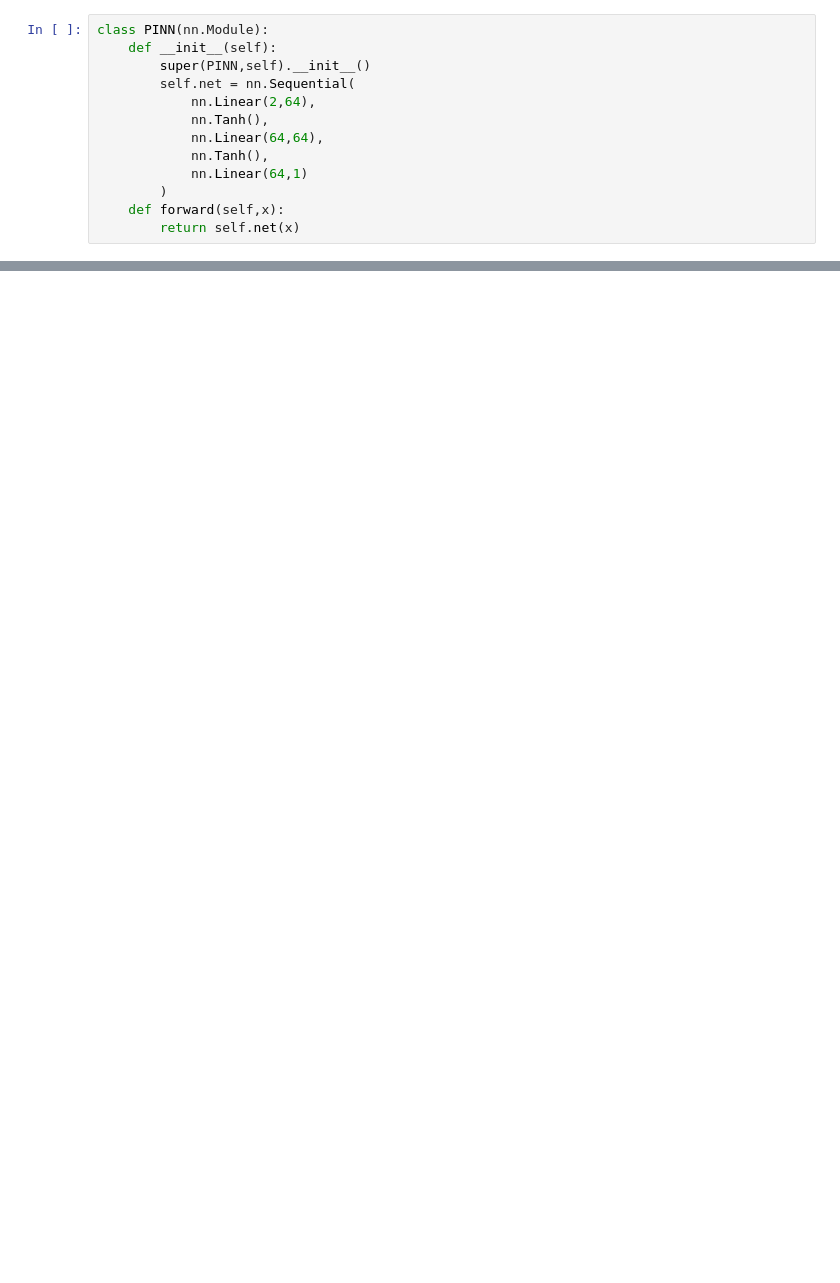
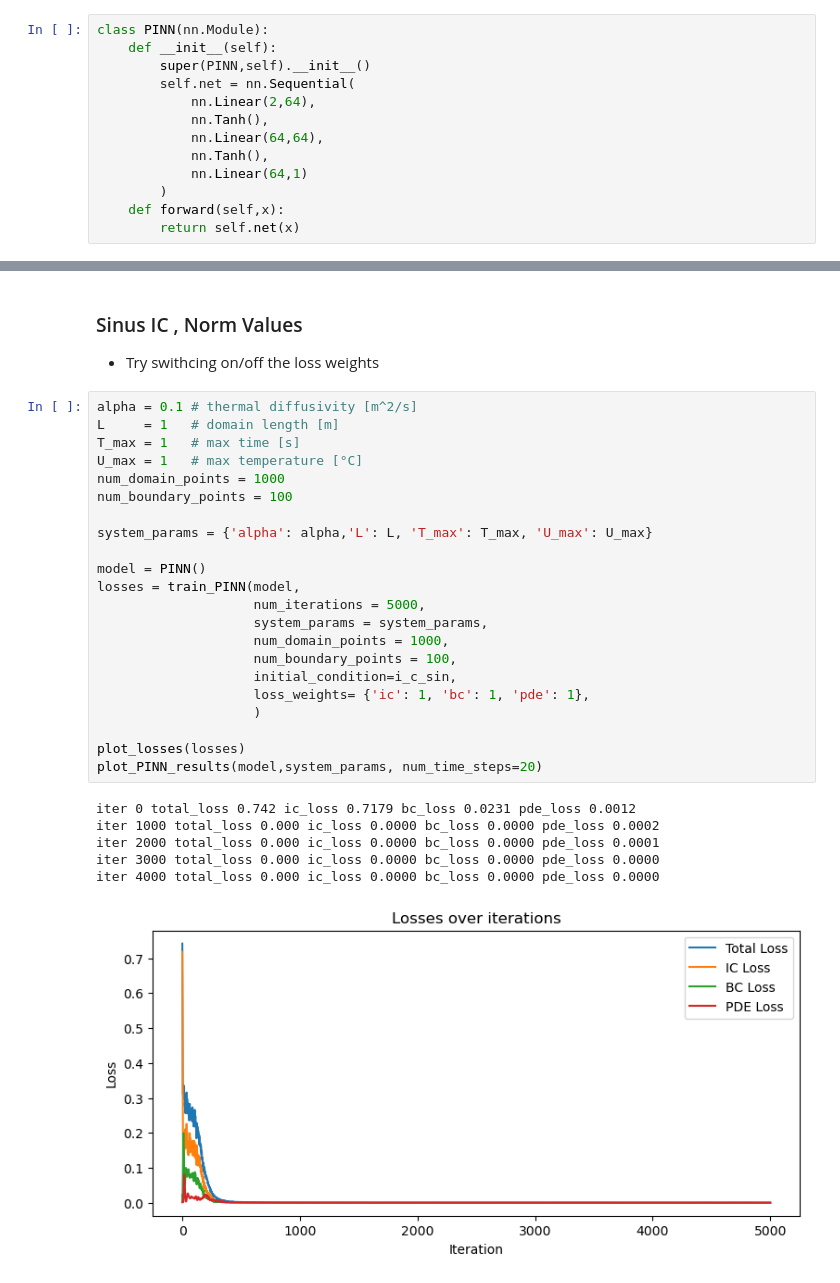
Before and after one commit to imriaharoni/PINN_Workshop, a Jupyter notebook: PINN_1D_Heat_Eq_Workshop_V2.ipynb, the cells around one changed output, grey strips where cells are left out. Saved outputs shown, nothing was run; the diff lists cells and outputs as text; blank space fills up the shorter version.

```diff
--- a/PINN_1D_Heat_Eq_Workshop_V2.ipynb
+++ b/PINN_1D_Heat_Eq_Workshop_V2.ipynb
@@ -281,0 +305,32 @@ plt.show()
+# %% [markdown]
+### Sinus IC , Norm Values
+- Try swithcing on/off the loss weights
+# %%
+alpha = 0.1 # thermal diffusivity [m^2/s]
+L     = 1   # domain length [m]
+T_max = 1   # max time [s]
+U_max = 1   # max temperature [°C]
+num_domain_points = 1000
+num_boundary_points = 100
+
+system_params = {'alpha': alpha,'L': L, 'T_max': T_max, 'U_max': U_max}
+
+model = PINN()
+losses = train_PINN(model,
+                    num_iterations = 5000,
+                    system_params = system_params,
+                    num_domain_points = 1000,
+                    num_boundary_points = 100,
+                    initial_condition=i_c_sin,
+                    loss_weights= {'ic': 1, 'bc': 1, 'pde': 1},
+                    )
+
+plot_losses(losses)
+plot_PINN_results(model,system_params, num_time_steps=20)
+# %% [output]
+iter 0 total_loss 0.742 ic_loss 0.7179 bc_loss 0.0231 pde_loss 0.0012
+iter 1000 total_loss 0.000 ic_loss 0.0000 bc_loss 0.0000 pde_loss 0.0002
+iter 2000 total_loss 0.000 ic_loss 0.0000 bc_loss 0.0000 pde_loss 0.0001
+iter 3000 total_loss 0.000 ic_loss 0.0000 bc_loss 0.0000 pde_loss 0.0000
+iter 4000 total_loss 0.000 ic_loss 0.0000 bc_loss 0.0000 pde_loss 0.0000
+[figure, added]
```
Also changed, not shown: parts of 25 cells of this notebook, 1 other file.
